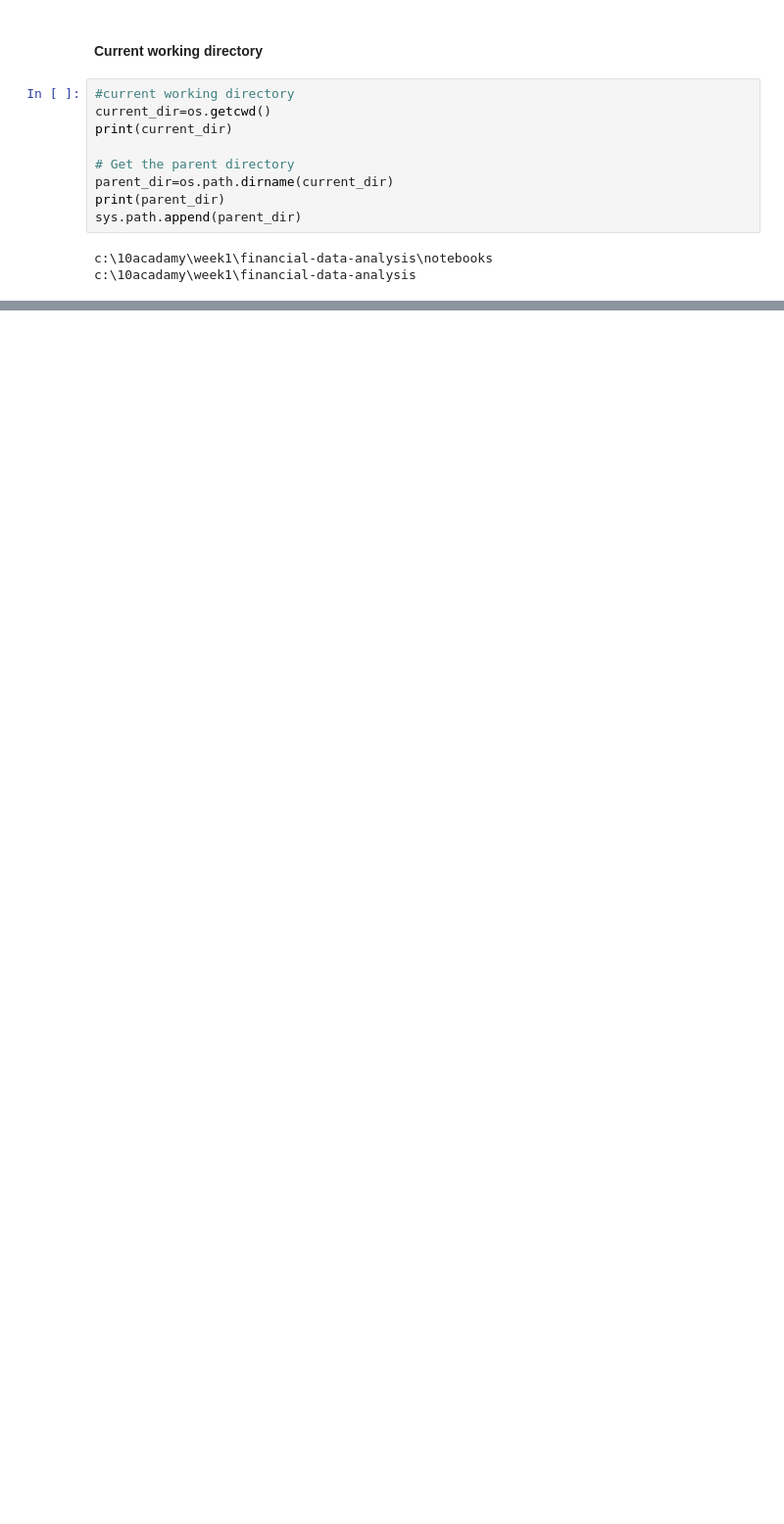
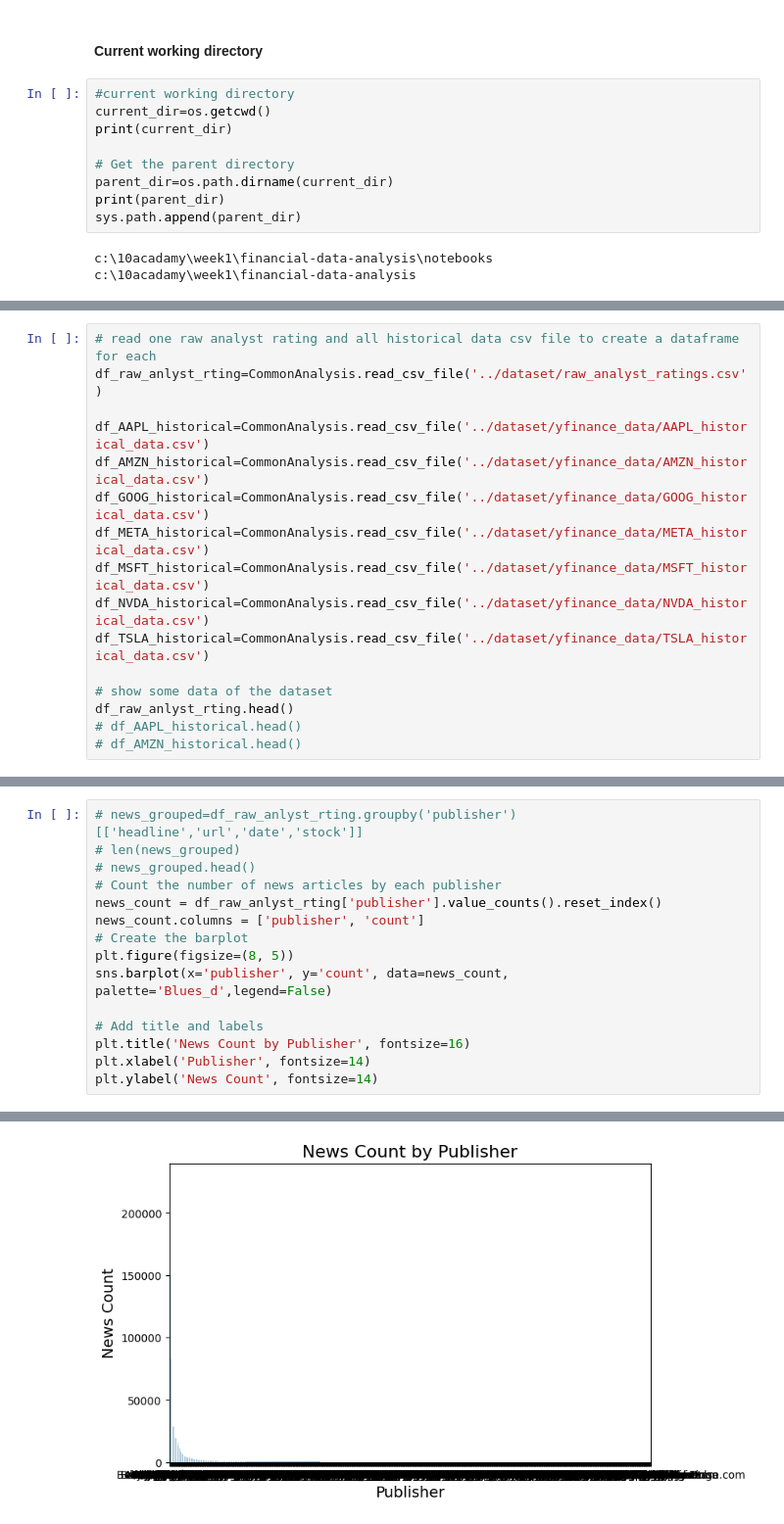
Before and after one commit to mebratuteshale/financial-data-analysis, a Jupyter notebook: notebooks/financial_analysis.ipynb, the cells around one changed output, grey strips where cells are left out. Shown at 98% size. Cells and saved outputs as stored; diff of their text form; blank space fills up the shorter version.

```diff
--- a/notebooks/financial_analysis.ipynb
+++ b/notebooks/financial_analysis.ipynb
@@ -69,0 +27,16 @@ dataframe['date'] = pd.to_datetime(dataframe['date'])
+# %%
+# read one raw analyst rating and all historical data csv file to create a dataframe for each
+df_raw_anlyst_rting=CommonAnalysis.read_csv_file('../dataset/raw_analyst_ratings.csv')
+
+df_AAPL_historical=CommonAnalysis.read_csv_file('../dataset/yfinance_data/AAPL_historical_data.csv')
+df_AMZN_historical=CommonAnalysis.read_csv_file('../dataset/yfinance_data/AMZN_historical_data.csv')
+df_GOOG_historical=CommonAnalysis.read_csv_file('../dataset/yfinance_data/GOOG_historical_data.csv')
+df_META_historical=CommonAnalysis.read_csv_file('../dataset/yfinance_data/META_historical_data.csv')
+df_MSFT_historical=CommonAnalysis.read_csv_file('../dataset/yfinance_data/MSFT_historical_data.csv')
+df_NVDA_historical=CommonAnalysis.read_csv_file('../dataset/yfinance_data/NVDA_historical_data.csv')
+df_TSLA_historical=CommonAnalysis.read_csv_file('../dataset/yfinance_data/TSLA_historical_data.csv')
+
+# show some data of the dataset
+df_raw_anlyst_rting.head()
+# df_AAPL_historical.head()
+# df_AMZN_historical.head()
@@ -80,0 +135,16 @@ PlotGraph.plot_stock_data(dataframe,'date','stock')
+# %%
+# news_grouped=df_raw_anlyst_rting.groupby('publisher')[['headline','url','date','stock']]
+# len(news_grouped)
+# news_grouped.head()
+# Count the number of news articles by each publisher
+news_count = df_raw_anlyst_rting['publisher'].value_counts().reset_index()
+news_count.columns = ['publisher', 'count']
+# Create the barplot
+plt.figure(figsize=(8, 5))
+sns.barplot(x='publisher', y='count', data=news_count, palette='Blues_d',legend=False)
+
+# Add title and labels
+plt.title('News Count by Publisher', fontsize=16)
+plt.xlabel('Publisher', fontsize=14)
+plt.ylabel('News Count', fontsize=14)
+# %% [output]
@@ -81,3 +155,4 @@ PlotGraph.plot_stock_data(dataframe,'date','stock')
+[figure, added]
 # %%
 
 import matplotlib.pyplot as plt
```
Also changed, not shown: parts of 15 cells of this notebook, 2 other files.
